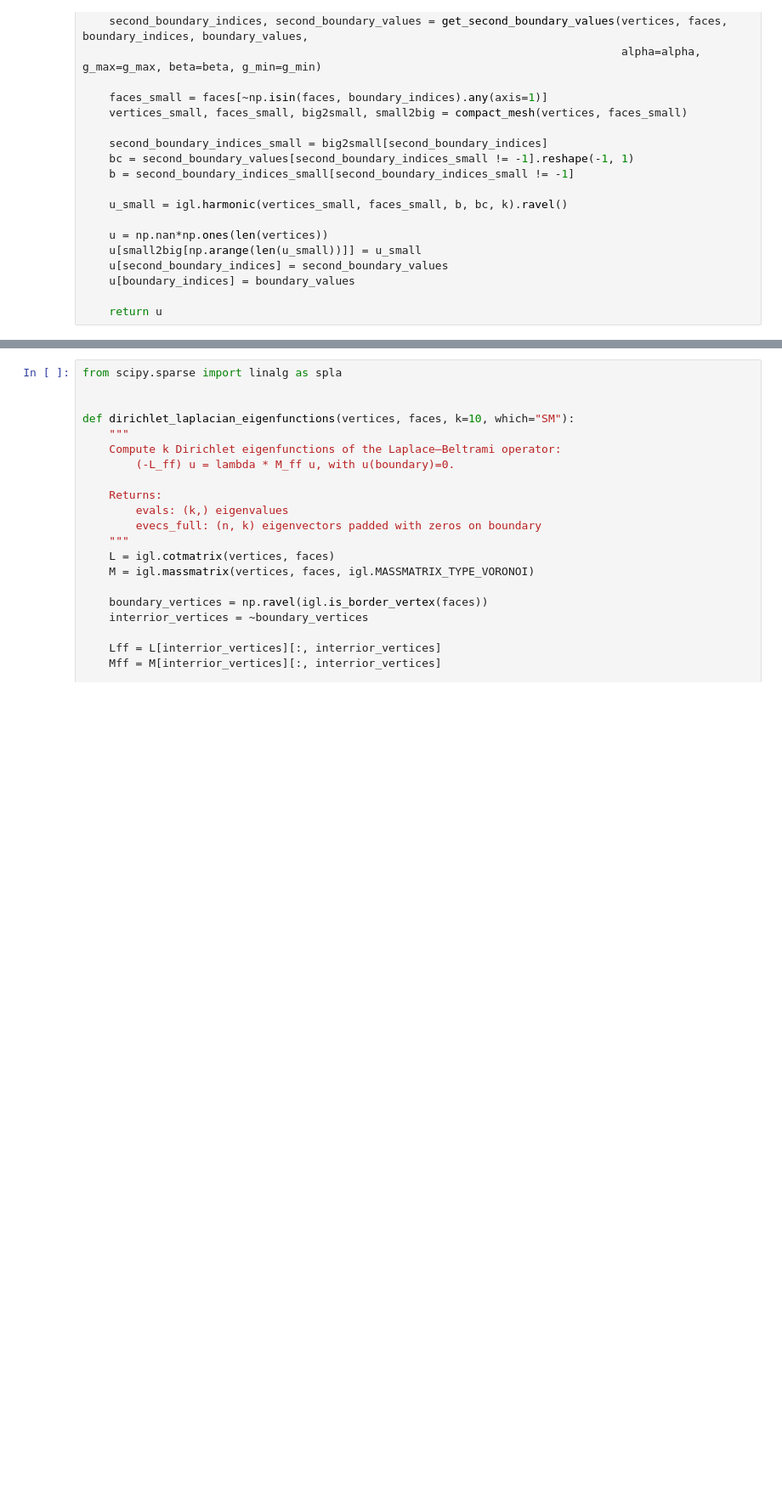
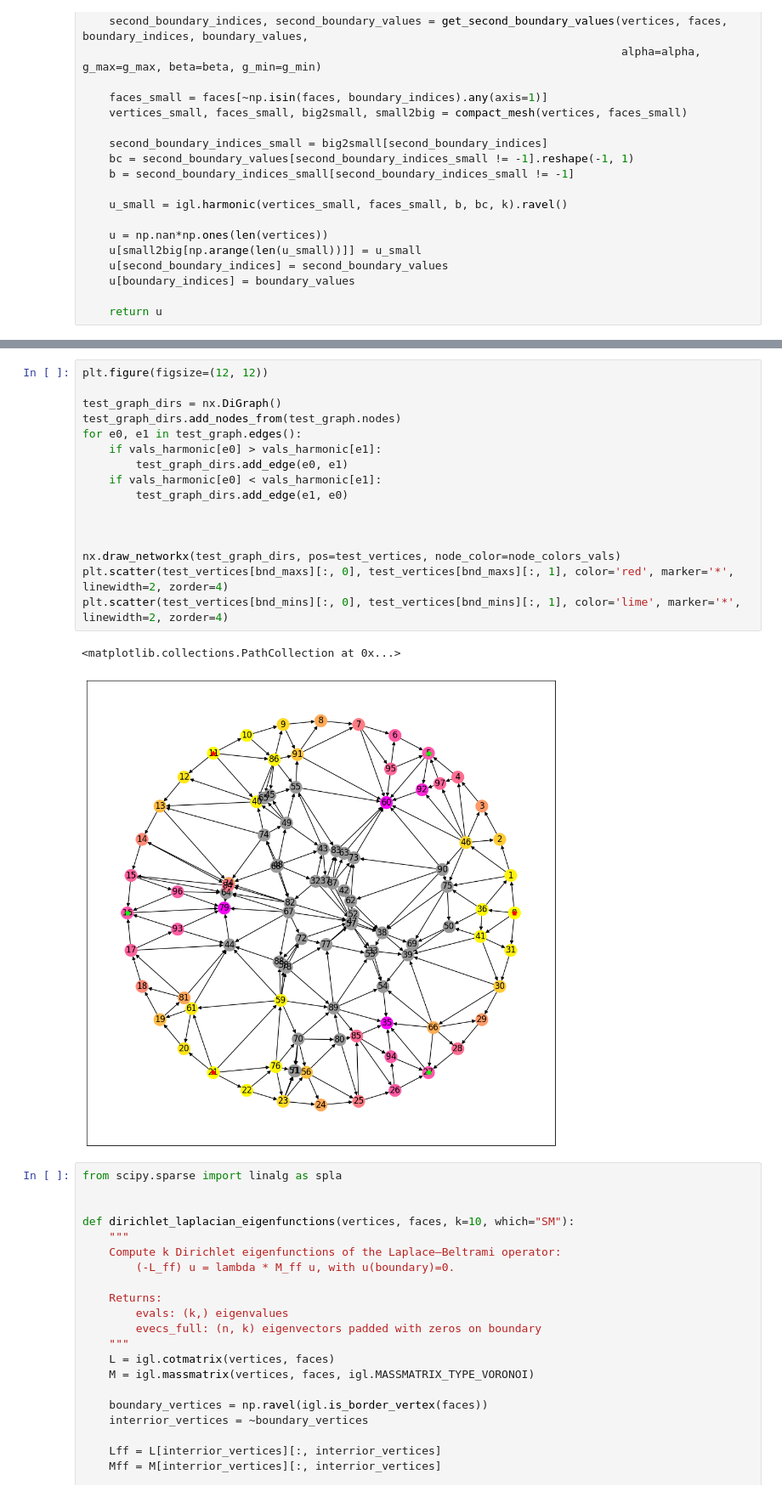
Before and after one commit to zimfv/quadrangulation, a Jupyter notebook: nonmanifold-eigen.ipynb, the cells around one changed output, grey strips where cells are left out. Shown at 85% size. Saved outputs shown, nothing was run; the diff lists cells and outputs as text; blank space fills up the shorter version.

```diff
--- a/nonmanifold-eigen.ipynb
+++ b/nonmanifold-eigen.ipynb
@@ -1143,3 +1185,22 @@ vals_harmonic.shape = (98,)
+# %%
+plt.figure(figsize=(12, 12))
+
+test_graph_dirs = nx.DiGraph()
+test_graph_dirs.add_nodes_from(test_graph.nodes)
+for e0, e1 in test_graph.edges():
+    if vals_harmonic[e0] > vals_harmonic[e1]:
+        test_graph_dirs.add_edge(e0, e1)
+    if vals_harmonic[e0] < vals_harmonic[e1]:
+        test_graph_dirs.add_edge(e1, e0)
+
+
+
+nx.draw_networkx(test_graph_dirs, pos=test_vertices, node_color=node_colors_vals)
+plt.scatter(test_vertices[bnd_maxs][:, 0], test_vertices[bnd_maxs][:, 1], color='red', marker='*', linewidth=2, zorder=4)
+plt.scatter(test_vertices[bnd_mins][:, 0], test_vertices[bnd_mins][:, 1], color='lime', marker='*', linewidth=2, zorder=4)
+# %% [output]
+<matplotlib.collections.PathCollection at 0x...>
+[figure, added]
 # %%
 from scipy.sparse import linalg as spla
 
```
Also changed, not shown: parts of 18 cells of this notebook.
